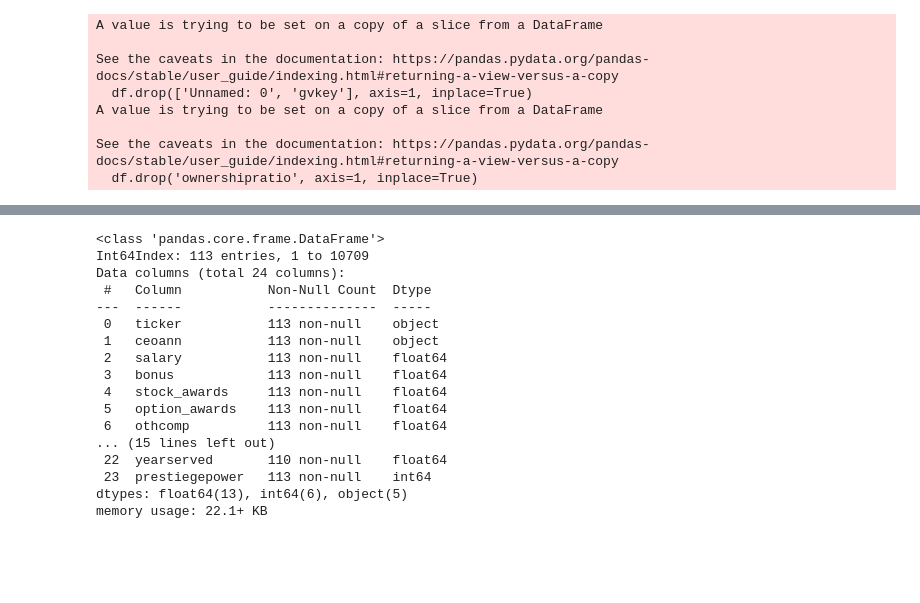
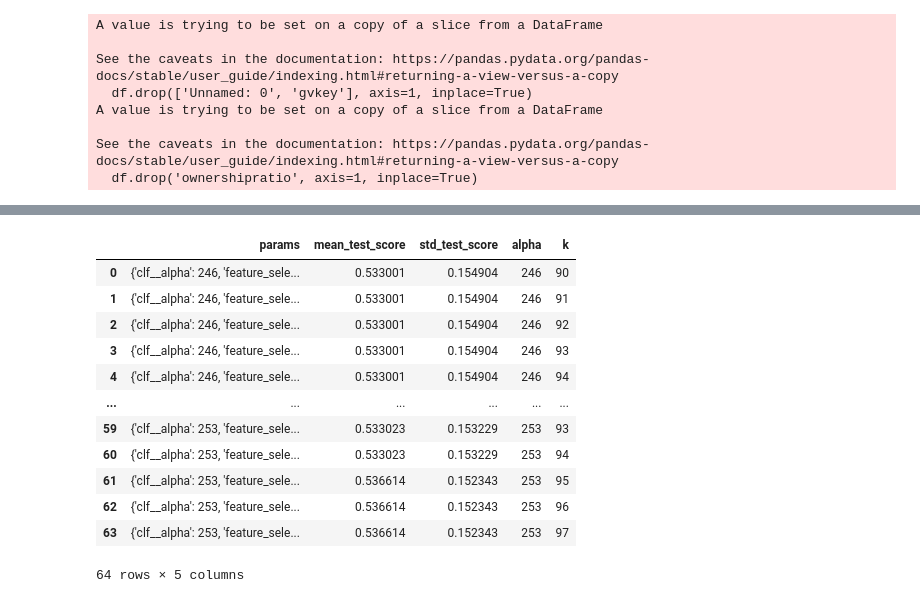
Before and after one commit to tobeybill/TISATAFL, a Jupyter notebook: Check.ipynb, the cells around one changed output, grey strips where cells are left out. Saved outputs shown, nothing was run; the diff lists cells and outputs as text; code cells hidden in the pictures; blank space fills up the shorter version.

```diff
--- a/Check.ipynb
+++ b/Check.ipynb
@@ -140,20 +163,0 @@ The mean test score for this alpha is: 0.57700
-# %%
-df.info()
-# %% [output]
-<class 'pandas.core.frame.DataFrame'>
-Int64Index: 113 entries, 1 to 10709
-Data columns (total 24 columns):
- #   Column           Non-Null Count  Dtype
----  ------           --------------  -----
- 0   ticker           113 non-null    object
- 1   ceoann           113 non-null    object
- 2   salary           113 non-null    float64
- 3   bonus            113 non-null    float64
- 4   stock_awards     113 non-null    float64
- 5   option_awards    113 non-null    float64
- 6   othcomp          113 non-null    float64
-... (15 lines left out)
- 22  yearserved       110 non-null    float64
- 23  prestiegepower   113 non-null    int64
-dtypes: float64(13), int64(6), object(5)
-memory usage: 22.1+ KB
@@ -159,0 +226,20 @@ memory usage: 22.1+ KB
+# %%
+results_data = pd.DataFrame(results.cv_results_)
+results_data = results_data[['params','mean_test_score','std_test_score']]
+results_data['alpha'] = results_data['params'].apply(lambda x: x.get('clf__alpha'))
+results_data['k'] = results_data['params'].apply(lambda x: x.get('feature_select__percentile'))
+results_data
+# %% [output]
+|  | params | mean_test_score | std_test_score | alpha | k |
+| 0 | {'clf__alpha': 246, 'feature_sele... | 0.533001 | 0.154904 | 246 | 90 |
+| 1 | {'clf__alpha': 246, 'feature_sele... | 0.533001 | 0.154904 | 246 | 91 |
+| 2 | {'clf__alpha': 246, 'feature_sele... | 0.533001 | 0.154904 | 246 | 92 |
+| 3 | {'clf__alpha': 246, 'feature_sele... | 0.533001 | 0.154904 | 246 | 93 |
+| 4 | {'clf__alpha': 246, 'feature_sele... | 0.533001 | 0.154904 | 246 | 94 |
+| ... | ... | ... | ... | ... | ... |
+| 59 | {'clf__alpha': 253, 'feature_sele... | 0.533023 | 0.153229 | 253 | 93 |
+| 60 | {'clf__alpha': 253, 'feature_sele... | 0.533023 | 0.153229 | 253 | 94 |
+| 61 | {'clf__alpha': 253, 'feature_sele... | 0.536614 | 0.152343 | 253 | 95 |
+| 62 | {'clf__alpha': 253, 'feature_sele... | 0.536614 | 0.152343 | 253 | 96 |
+| 63 | {'clf__alpha': 253, 'feature_sele... | 0.536614 | 0.152343 | 253 | 97 |
+64 rows × 5 columns
```
Also changed, not shown: parts of 11 cells of this notebook, 3 other files.
